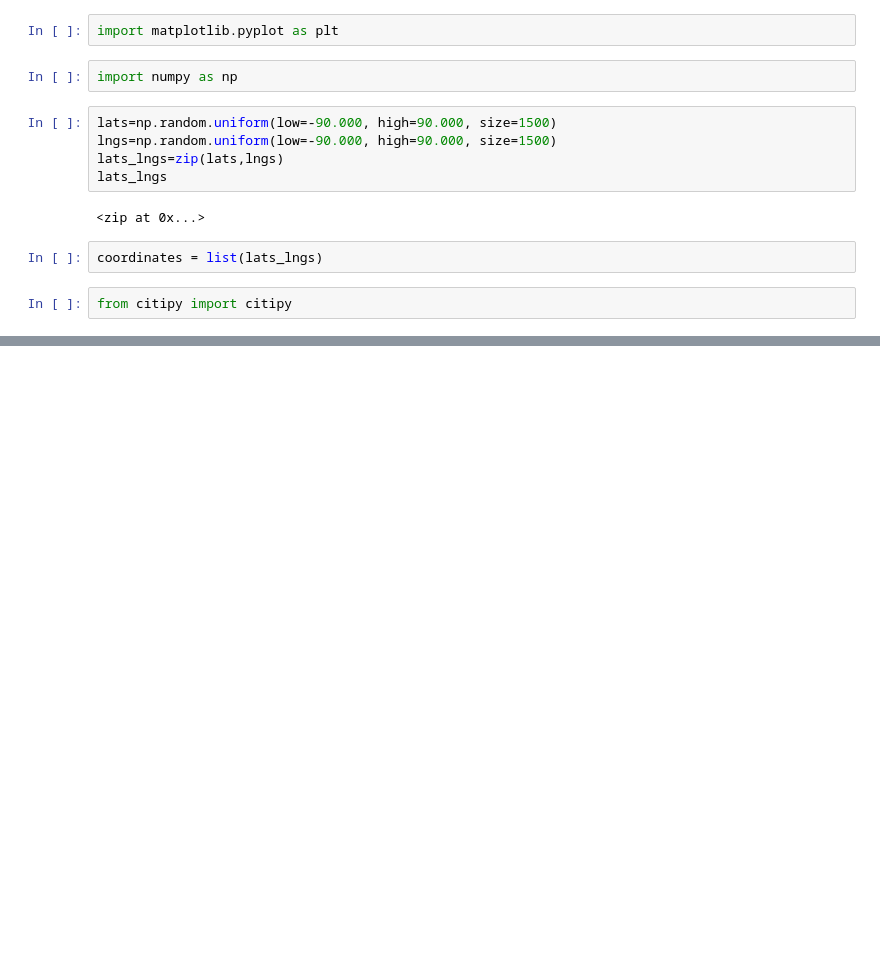
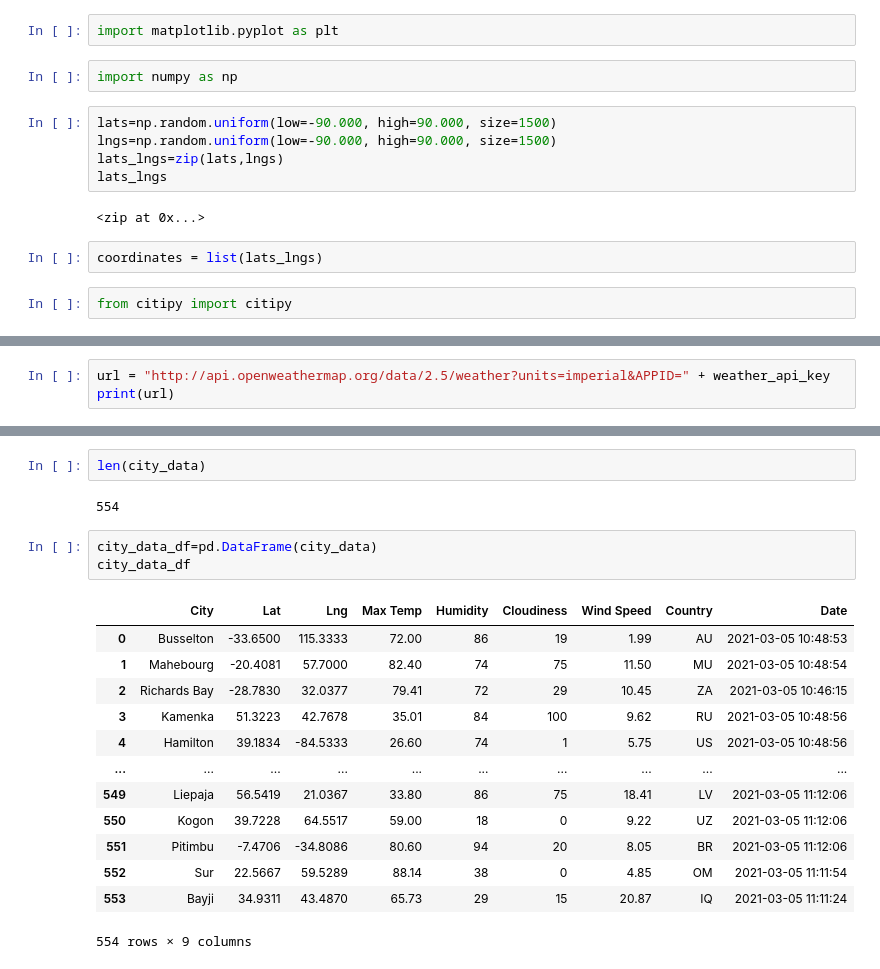
Before and after one commit to LujiaYang1/World_Weather_Analysis, a Jupyter notebook: WeatherPy.ipynb, the cells around one changed output, grey strips where cells are left out. Cells and saved outputs as stored; diff of their text form; blank space fills up the shorter version.

Commit message:
dataframe

```diff
--- a/WeatherPy.ipynb
+++ b/WeatherPy.ipynb
@@ -26,0 +31,3 @@ len(cities)
+# %%
+url = "http://api.openweathermap.org/data/2.5/weather?units=imperial&APPID=" + weather_api_key
+print(url)
@@ -26,0 +102,21 @@ len(cities)
+# %%
+len(city_data)
+# %% [output]
+554
+# %%
+city_data_df=pd.DataFrame(city_data)
+city_data_df
+# %% [output]
+|  | City | Lat | Lng | Max Temp | Humidity | Cloudiness | Wind Speed | Country | Date |
+| 0 | Busselton | -33.6500 | 115.3333 | 72.00 | 86 | 19 | 1.99 | AU | 2021-03-05 10:48:53 |
+| 1 | Mahebourg | -20.4081 | 57.7000 | 82.40 | 74 | 75 | 11.50 | MU | 2021-03-05 10:48:54 |
+| 2 | Richards Bay | -28.7830 | 32.0377 | 79.41 | 72 | 29 | 10.45 | ZA | 2021-03-05 10:46:15 |
+| 3 | Kamenka | 51.3223 | 42.7678 | 35.01 | 84 | 100 | 9.62 | RU | 2021-03-05 10:48:56 |
+| 4 | Hamilton | 39.1834 | -84.5333 | 26.60 | 74 | 1 | 5.75 | US | 2021-03-05 10:48:56 |
+| ... | ... | ... | ... | ... | ... | ... | ... | ... | ... |
+| 549 | Liepaja | 56.5419 | 21.0367 | 33.80 | 86 | 75 | 18.41 | LV | 2021-03-05 11:12:06 |
+| 550 | Kogon | 39.7228 | 64.5517 | 59.00 | 18 | 0 | 9.22 | UZ | 2021-03-05 11:12:06 |
+| 551 | Pitimbu | -7.4706 | -34.8086 | 80.60 | 94 | 20 | 8.05 | BR | 2021-03-05 11:12:06 |
+| 552 | Sur | 22.5667 | 59.5289 | 88.14 | 38 | 0 | 4.85 | OM | 2021-03-05 11:11:54 |
+| 553 | Bayji | 34.9311 | 43.4870 | 65.73 | 29 | 15 | 20.87 | IQ | 2021-03-05 11:11:24 |
+554 rows × 9 columns
```
Also changed, not shown: parts of 8 cells of this notebook, 3 other files.
